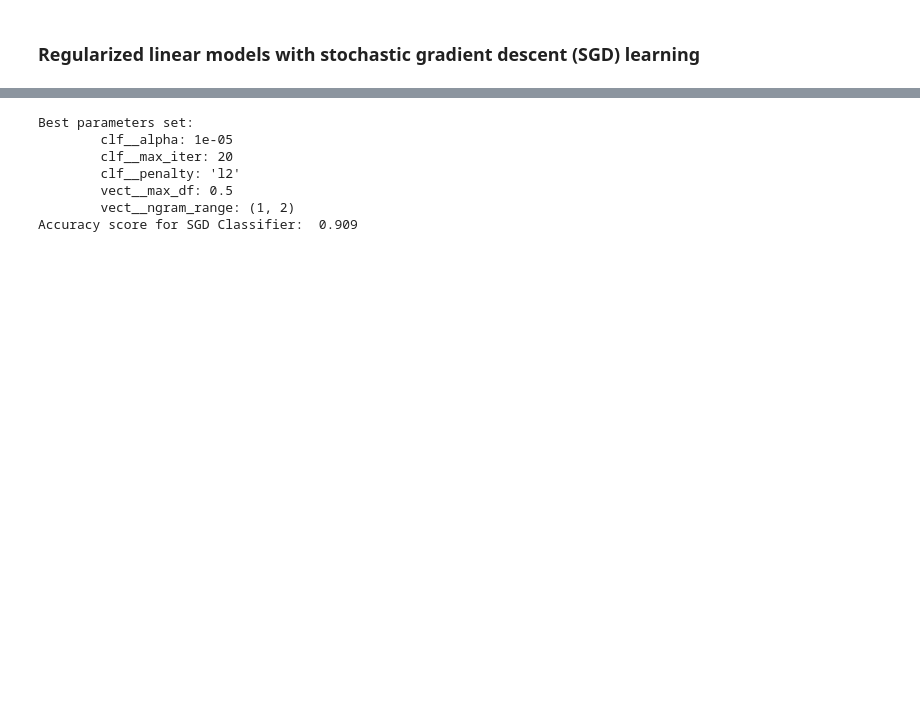
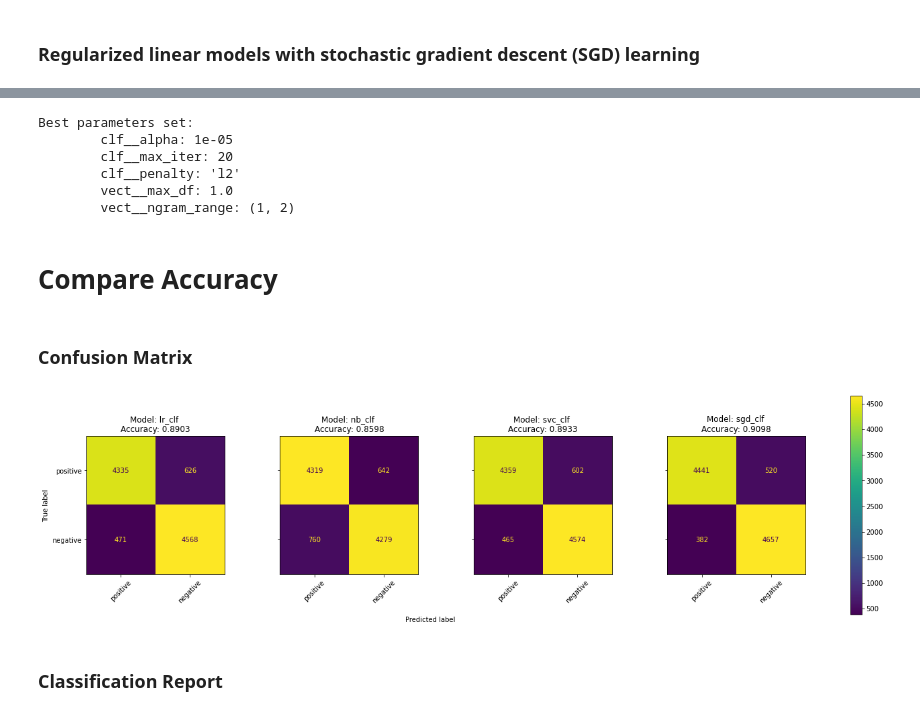
Before and after one commit to mohidex/sentiment-analysis, a Jupyter notebook: 2-approaching-ml-technique.ipynb, the cells around one changed output, grey strips where cells are left out. Drawn from its saved outputs; the diff is of its cells as text; code cells hidden in the pictures; blank space fills up the shorter version.

Commit message:
Compare accuary with help of confusion matrix and classification report

```diff
--- a/2-approaching-ml-technique.ipynb
+++ b/2-approaching-ml-technique.ipynb
@@ -53,8 +55,7 @@ nb_clf = Pipeline([
 # Fitting lr model
 nb_clf.fit(X_train, y_train)
 
-# Mesure test accuracy
-predicted = nb_clf.predict(X_test)
-nb_accuracy = accuracy_score(y_test,predicted)
-print('Accuracy score for Naive Bayes Classifier: ',nb_accuracy)
+
+models['nb_clf'] = nb_clf
+print('Naive Bayes Classifier added!')
 # %% [output]
@@ -73,8 +74,6 @@ svc_clf = Pipeline([
 # Fitting svm classifier model
 svc_clf.fit(X_train, y_train)
 
-# Mesure test accuracy
-predicted = svc_clf.predict(X_test)
-svc_accuracy = accuracy_score(y_test,predicted)
-print('Accuracy score for SVM Classifier: ',svc_accuracy)
+models['svc_clf'] = svc_clf
+print('Supprot Vector Classifier added!')
 # %% [output]
@@ -104,3 +103,7 @@ parameters = {
 
 grid_search = GridSearchCV(pipeline, parameters, n_jobs=-1, verbose=1)
 grid_search.fit(X_train, y_train)
+
+
+models['sgd_clf'] = grid_search
+print('SGD added!')
@@ -109,16 +118,50 @@ print("Best parameters set:")
 best_parameters = grid_search.best_estimator_.get_params()
 for param_name in sorted(parameters.keys()):
     print("\t%s: %r" % (param_name, best_parameters[param_name]))
-
-# Mesure test accuracy
-predicted = grid_search.predict(X_test)
-sgd_accuracy = accuracy_score(y_test,predicted)
-print('Accuracy score for SGD Classifier: ',sgd_accuracy)
 # %% [output]
 Best parameters set:
         clf__alpha: 1e-05
         clf__max_iter: 20
         clf__penalty: 'l2'
-        vect__max_df: 0.5
+        vect__max_df: 1.0
         vect__ngram_range: (1, 2)
-Accuracy score for SGD Classifier:  0.909
+# %% [markdown]
+# Compare Accuracy
+# %% [markdown]
+### Confusion Matrix
+# %%
+import matplotlib.pyplot as plt
+from sklearn.metrics import confusion_matrix, ConfusionMatrixDisplay
+%matplotlib inline
+
+
+f, axes = plt.subplots(1, 4, figsize=(24, 6), sharey='row')
+
+for i, (name, classifier) in enumerate(models.items()):
+    y_pred = classifier.predict(X_test)
+    cf_matrix = confusion_matrix(y_test, y_pred)
+    disp = ConfusionMatrixDisplay(
+        confusion_matrix=cf_matrix,
+        display_labels=['positive', 'negative']
+    )
+    disp.plot(ax=axes[i], xticks_rotation=45)
+
+    accuracy = accuracy_score(y_pred, y_test)
+    disp.ax_.set_title(f'Model: {name} \nAccuracy: {accuracy}')
+
+    disp.im_.colorbar.remove()
+    disp.ax_.set_xlabel('')
+
+    if i!=0:
+        disp.ax_.set_ylabel('')
+
+f.text(0.4, 0.1, 'Predicted label', ha='left')
+plt.subplots_adjust(wspace=0.40, hspace=0.1)
+
+
+f.colorbar(disp.im_, ax=axes)
+plt.show()
+# %% [output]
+[figure, added]
+# %% [markdown]
+### Classification Report
```
Also changed, not shown: parts of 7 cells of this notebook.
